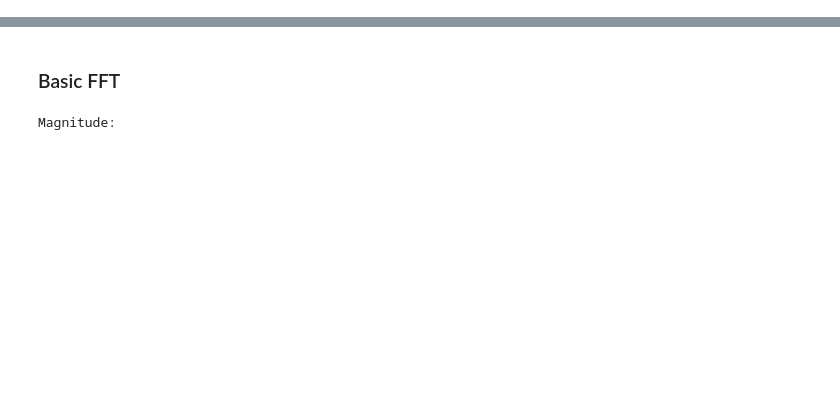
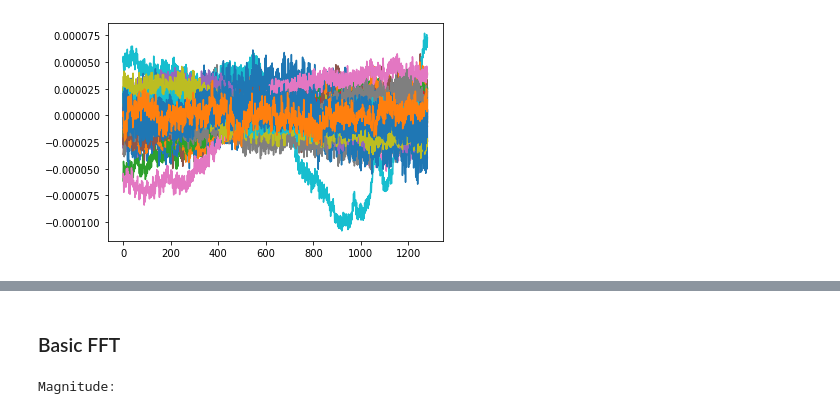
Before and after one commit to konradszewczyk/machine-perception, a Jupyter notebook: analysis_bdf.ipynb, the cells around one changed output, grey strips where cells are left out. Cells and saved outputs as stored; diff of their text form; code cells hidden in the pictures; blank space fills up the shorter version.

```diff
--- a/analysis_bdf.ipynb
+++ b/analysis_bdf.ipynb
@@ -291,0 +294,6 @@ NO NOISE
+# %%
+for row in new_X[new_y == 15, 5]:
+    plt.plot(row)
+plt.show()
+# %% [output]
+[figure, added]
```
Also changed, not shown: parts of 52 cells of this notebook, 1 other file.
